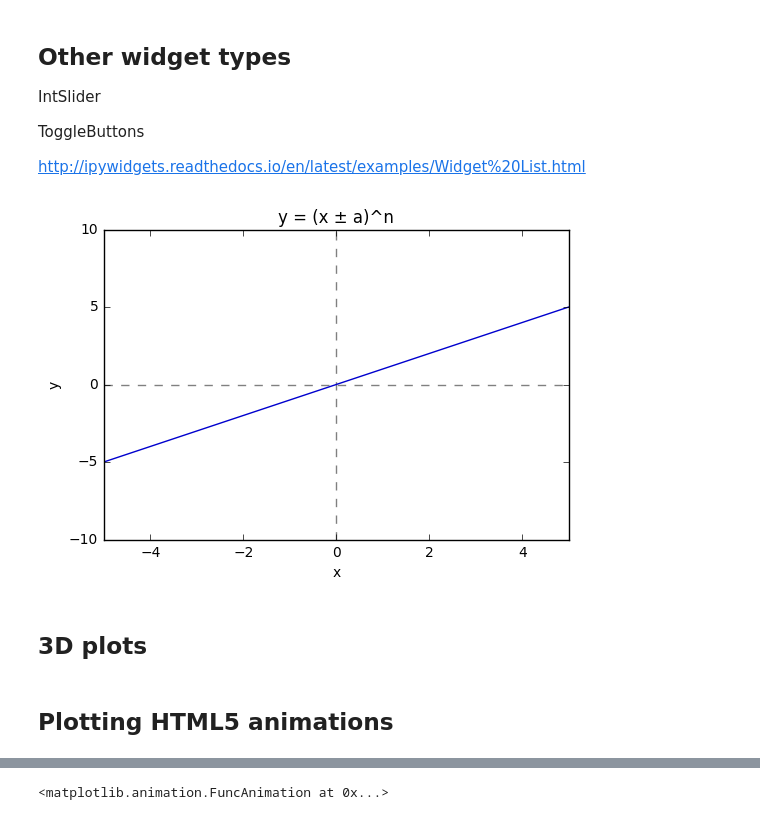
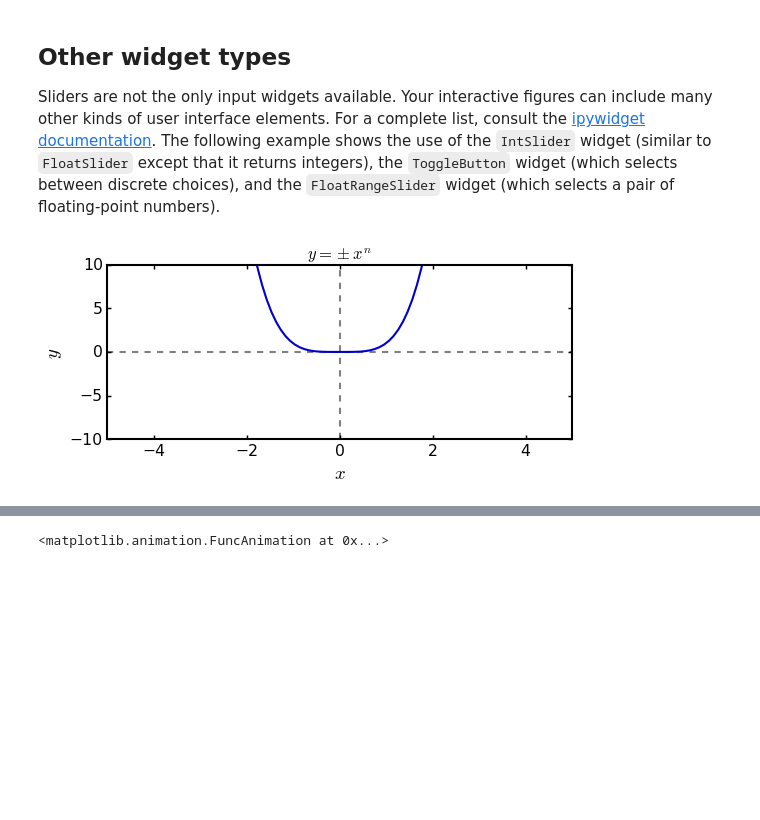
Before and after one commit to seewhydee/ntuphys_nb, a Jupyter notebook: jupyter_tutorial/jupyter_tutorial_02.ipynb, the cells around one changed output, grey strips where cells are left out. Drawn from its saved outputs; the diff is of its cells as text; code cells hidden in the pictures; blank space fills up the shorter version.

```diff
--- a/jupyter_tutorial/jupyter_tutorial_02.ipynb
+++ b/jupyter_tutorial/jupyter_tutorial_02.ipynb
@@ -68,48 +169,48 @@ interact(plot_cos_compare,
-# %% [markdown]
-## Other widget types
-
-
-
-IntSlider
-
-ToggleButtons
-
-http://ipywidgets.readthedocs.io/en/latest/examples/Widget%20List.html
+# %% [markdown]
+## Other widget types
+
+Sliders are not the only input widgets available. Your interactive figures can include many other kinds of user interface elements.  For a complete list, consult the [ipywidget documentation](http://ipywidgets.readthedocs.io/en/latest/examples/Widget%20List.html). The following example shows the use of the `IntSlider` widget (similar to `FloatSlider` except that it returns integers), the `ToggleButton` widget (which selects between discrete choices), and the `FloatRangeSlider` widget (which selects a pair of floating-point numbers).
 # %%
 %matplotlib inline
-from ipywidgets import interact, FloatSlider, ToggleButtons, IntSlider
+from ipywidgets import interact, IntSlider, ToggleButtons, FloatRangeSlider
 from numpy import linspace, exp, sign
 import matplotlib.pyplot as plt
+from IPython.display import display
 
-def plot_polyn(n, sgn, a):
+def interact_polyn():
     ## Plot parameters
-    xmin, xmax, nx = -5.0, 5.0, 200
-    ymin, ymax     = -10.0, 10.0
-    col1, col2     = "mediumblue", "grey"
-    if sgn == '+':
-        s = 1.
-    else:
-        s = -1.
+    xmin, xmax, nx = -5.0, 5.0, 100
+    col0, col1     = "grey", "mediumblue"
 
-    ## Plot the function
-    x = linspace(xmin, xmax, nx)
-    y = (x + s * a)**n
-    plt.plot([xmin, xmax], [0.0, 0.0], '--', color=col2)
-    plt.plot([0.0, 0.0], [ymin, ymax], '--', color=col2)
-    plt.plot(x, y, color=col1)
+    ## Set up the figure and the comparison plot of y=cos(x).
+    fig = plt.figure(figsize=(8,3))
+    ax  = fig.add_subplot(1, 1, 1)
+    x   = linspace(xmin, xmax, nx)
+    plt.plot([xmin, xmax], [0.0, 0.0], '--', color=col0) # guides to the eye
+    line0, = plt.plot([], [], '--', color=col0)
+    line1, = plt.plot([], [], color=col1, linewidth=2)
 
     ## Axis labels, etc.
-    plt.title("y = (x ± a)^n")
+    plt.title(r"$y = \pm x^n$")
     plt.xlim(xmin, xmax)
-    plt.ylim(ymin, ymax)
-    plt.xlabel('x')
-    plt.ylabel('y')
+    plt.xlabel(r'$x$')
+    plt.ylabel(r'$y$')
+    plt.close()
 
-interact(plot_polyn,
-         n    = IntSlider(min=0, max=10, value=1, description="n (power)"),
-         sgn  = ToggleButtons(description='Sign of x-shift', options=['+', '-']),
-         a    = FloatSlider(min=0.0,  max=2.0, step=0.1,  value=0.0, description='Magnitude of x-shift'));
+    ## Callback function: plot +/- x^n.
+    def plot_polyn(n, sgn, yrange):
+        s = 1. if sgn == '+' else -1.
+        y = s * x**n
+        line0.set_data([0.0, 0.0], yrange)
+        line1.set_data(x, y)
+        ax.set_ylim(yrange[0], yrange[1])
+        display(fig)
+
+    interact(plot_polyn,
+             n      = IntSlider(min=0, max=10, value=1, description="n (power)"),
+             sgn    = ToggleButtons(description='sign', options=['+', '-']),
+             yrange = FloatRangeSlider(min=-50.,  max=50., step=0.5, value=[-10., 10.], description='y axis range'));
+
+interact_polyn();
 # %% [output]
-[figure, old version]
+[figure, new version]
-# %% [markdown]
-## 3D plots
@@ -189,2 +216,0 @@ interact(plot_sqrt_arg,
-# %% [markdown]
-## Plotting HTML5 animations
```
Also changed, not shown: parts of 19 cells of this notebook, 1 other file.
